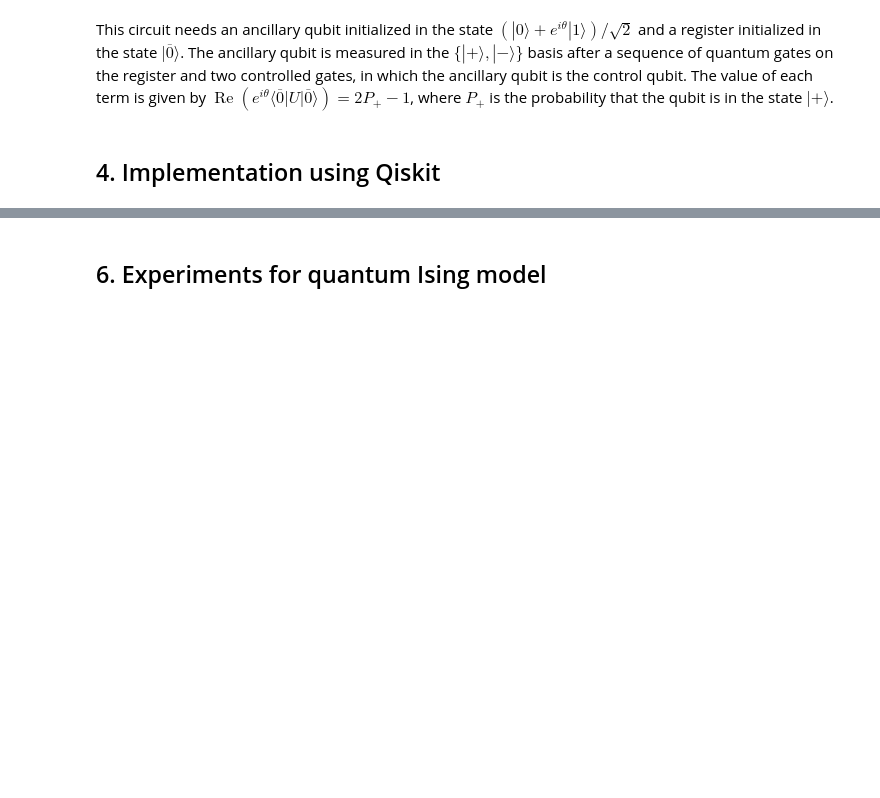
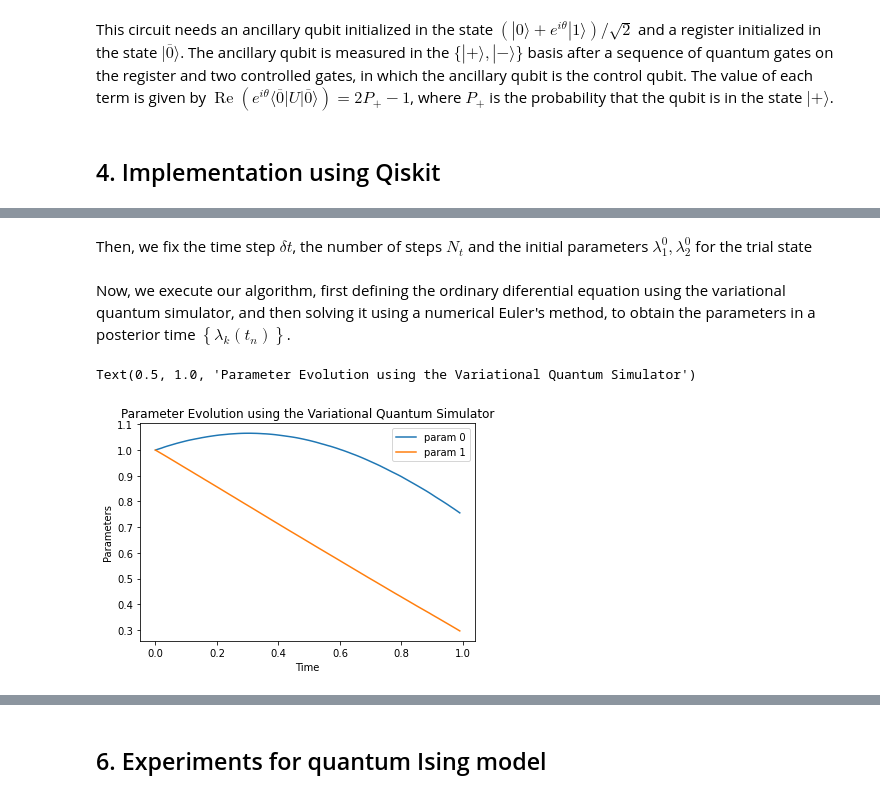
Before and after one commit to lezav/variational_quantum_simulation, a Jupyter notebook: Tutorial.ipynb, the cells around one changed output, grey strips where cells are left out. Saved outputs shown, nothing was run; the diff lists cells and outputs as text; code cells hidden in the pictures; blank space fills up the shorter version.

```diff
--- a/Tutorial.ipynb
+++ b/Tutorial.ipynb
@@ -106,0 +145,34 @@ This circuit needs an ancillary qubit initialized in the state $\left(|0\rangle+
+# %%
+J = 1/2
+B = 1/2
+
+# Hamiltonian parameters and operators
+
+hs = [-J, -B, -B]
+opsH = ["ZZ", "XI", "IX"]
+
+# Rotations parameters and operators
+
+fs = [[-1j*J], [-1j*B, -1j*B]]
+ops = [["ZZ"], ["XI", "IX"]]
+
+# Initial state
+
+ini_state = np.ones(4, dtype=complex)/2
+# %% [markdown]
+Then, we fix the time step $\delta t$, the number of steps $N_t$ and the initial parameters $\lambda^{0}_{1}, \lambda^{0}_{2}$ for the trial state
+# %%
+# Time discretization and initial parameters for the trial state
+
+params_init = np.array([1.0, 1.0])
+dt = 0.01
+Nt = 100
+# %% [markdown]
+Now, we execute our algorithm, first defining the ordinary diferential equation using the variational quantum simulator, and then solving it using a numerical Euler's method, to obtain the parameters in a posterior time $\left\{\lambda_{k}\left(t_{n}\right)\right\}$.
+# %%
+# Define the ode as a function of the parameters
+
+ode = define_vqs_ode(ops, opsH, fs, hs, ini_state, shots=2**13)
+
+# Integrate in time using Euler's method
+lambda_k_t = euler(ode, params_init, dt, Nt)
@@ -106,0 +187,11 @@ This circuit needs an ancillary qubit initialized in the state $\left(|0\rangle+
+# %%
+# Plot parameter evolution
+
+plt.plot(dt*np.arange(Nt), lambda_k_t, label = [f"param {i}" for i in range(lambda_k_t.shape[1])])
+plt.xlabel("Time")
+plt.ylabel("Parameters")
+plt.legend(loc="best")
+plt.title("Parameter Evolution using the Variational Quantum Simulator")
+# %% [output]
+Text(0.5, 1.0, 'Parameter Evolution using the Variational Quantum Simulator')
+[figure, added]
```
Also changed, not shown: parts of 23 cells of this notebook.
